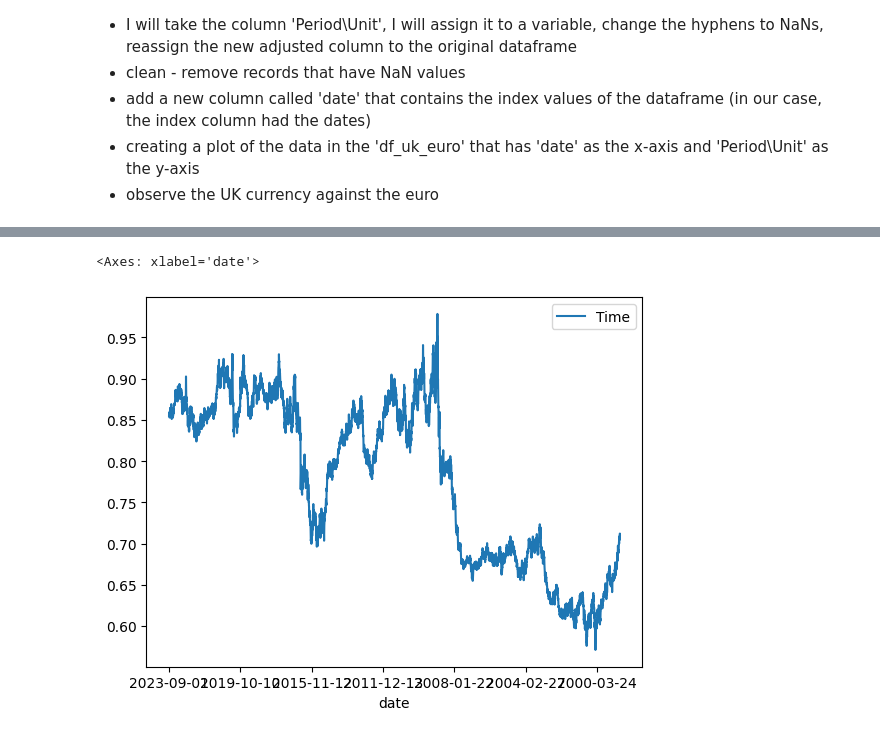
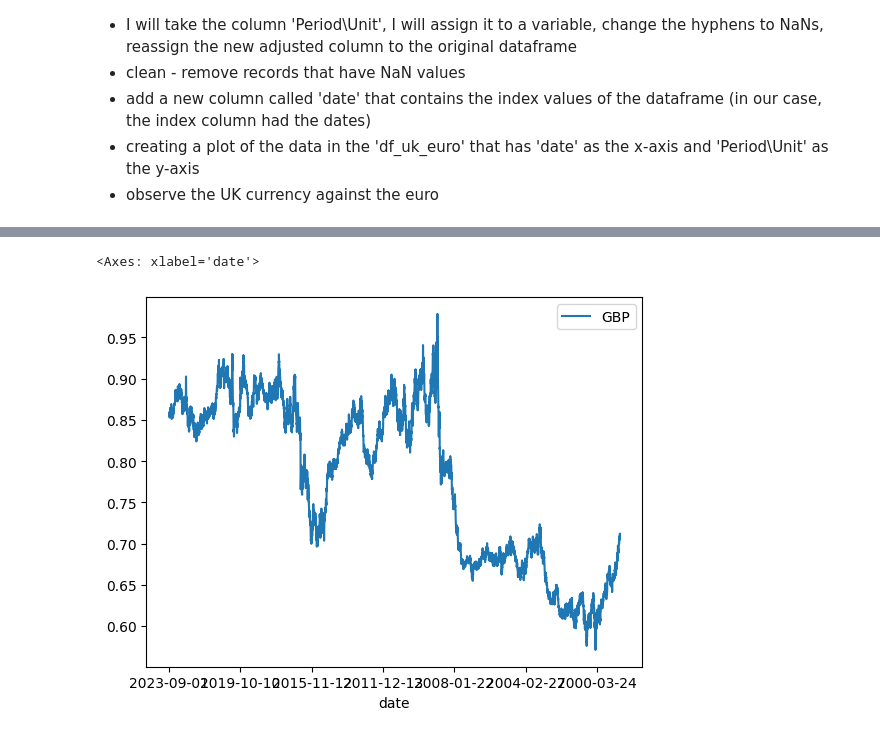
Before and after one commit to sonjamehes/PythonExchangeRate, a Jupyter notebook: exchange_uk.ipynb, the cells around one changed output, grey strips where cells are left out. Drawn from its saved outputs; the diff is of its cells as text; code cells hidden in the pictures.

```diff
--- a/exchange_uk.ipynb
+++ b/exchange_uk.ipynb
@@ -5,5 +5,5 @@ import numpy as np
 # %% [markdown]
 Reading the csv file starting from row 4 (euro vs uk)
 # %%
-df_uk_euro = pd.read_csv('data_uk_2.csv', skiprows=4)
-df_uk_euro.dropna(inplace=True)
+df_gbp_euro = pd.read_csv('data_uk_2.csv', skiprows=4)
+df_gbp_euro.dropna(inplace=True)
@@ -25,4 +32,4 @@ df_uk_euro.head()
 - creating a plot of the data in the 'df_uk_euro' that has 'date' as the x-axis and 'Period\Unit' as the y-axis
 - observe the UK currency against the euro
 # %%
-df_uk_euro.rename(columns={'Period\\Unit:': 'Time'}, inplace=True)
+df_gbp_euro.rename(columns={'Period\\Unit:': 'GBP'}, inplace=True)
@@ -29,9 +52,9 @@ df_uk_euro.rename(columns={'Period\\Unit:': 'Time'}, inplace=True)
 # %%
-dat = df_uk_euro['Time'].replace('-', float('nan')).astype(float)
-df_uk_euro['Time'] = dat
-df_uk_euro.dropna(inplace=True)
-df_uk_euro['date'] = df_uk_euro.index
-df_uk_euro.plot(x='date', y=['Time'])
+dat = df_gbp_euro['GBP'].replace('-', float('nan')).astype(float)
+df_gbp_euro['GBP'] = dat
+df_gbp_euro.dropna(inplace=True)
+df_gbp_euro['date'] = df_uk_euro.index
+df_gbp_euro.plot(x='date', y=['GBP'])
 # %% [output]
 <Axes: xlabel='date'>
-[figure, old version]
+[figure, new version]
```
Also changed, not shown: parts of 5 cells of this notebook, 4 other files.
